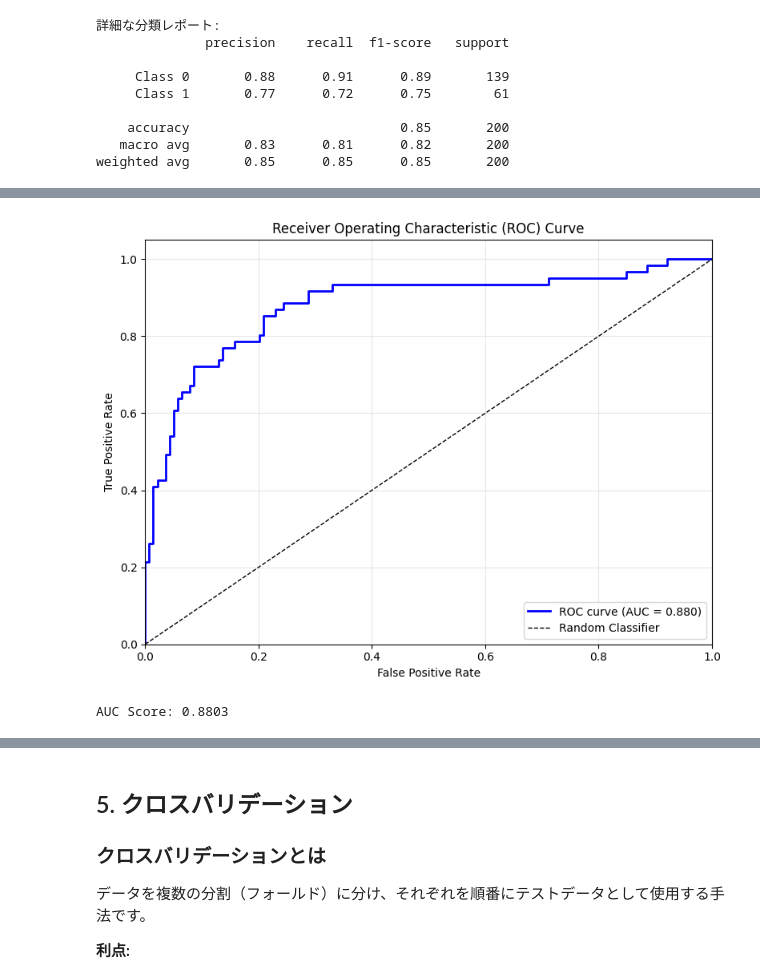
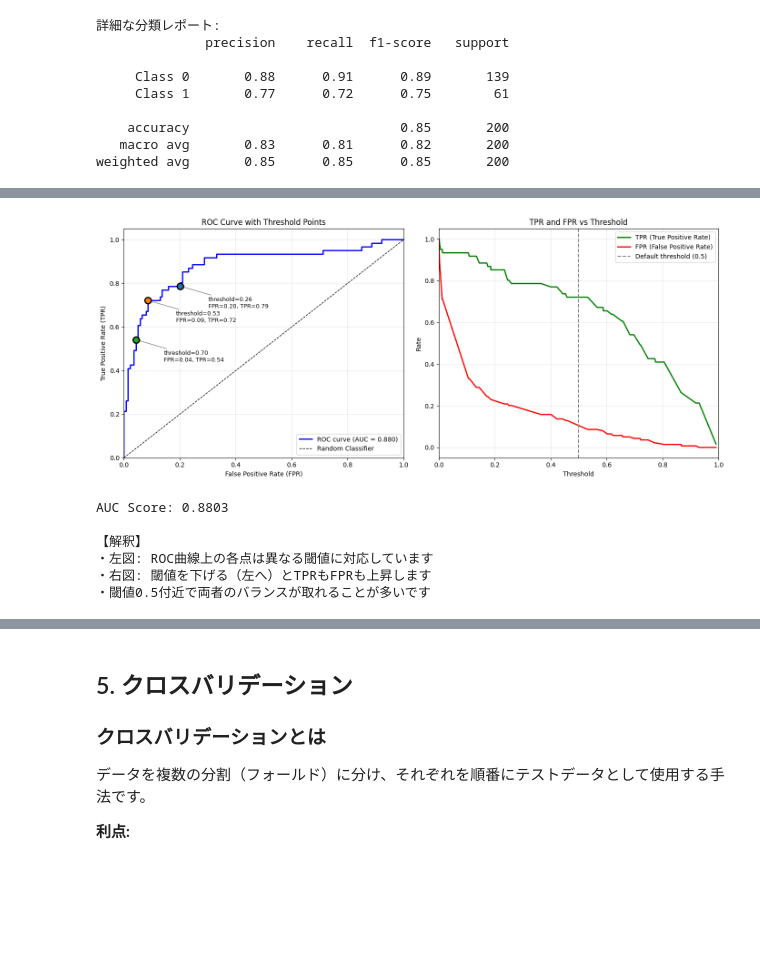
Before and after one commit to yuzuponikemi/machine-learning-playground, a Jupyter notebook: notebooks/03_model_evaluation_metrics_improved_v2.ipynb, the cells around one changed output, grey strips where cells are left out. Cells and saved outputs as stored; diff of their text form; code cells hidden in the pictures; blank space fills up the shorter version.

```diff
--- a/notebooks/03_model_evaluation_metrics_improved_v2.ipynb
+++ b/notebooks/03_model_evaluation_metrics_improved_v2.ipynb
@@ -186,24 +247,59 @@ ROC曲線の下の面積です。
 # %%
 # ROC曲線の計算
 y_prob = model.predict_proba(X_test)[:, 1]
 fpr, tpr, thresholds = roc_curve(y_test, y_prob)
 roc_auc = roc_auc_score(y_test, y_prob)
 
-# 可視化
-plt.figure(figsize=(8, 6))
-plt.plot(fpr, tpr, 'b-', linewidth=2, label=f'ROC curve (AUC = {roc_auc:.3f})')
-plt.plot([0, 1], [0, 1], 'k--', linewidth=1, label='Random Classifier')
-plt.xlim([0.0, 1.0])
-plt.ylim([0.0, 1.05])
-plt.xlabel('False Positive Rate')
-plt.ylabel('True Positive Rate')
-plt.title('Receiver Operating Characteristic (ROC) Curve')
-plt.legend(loc='lower right')
-plt.grid(True, alpha=0.3)
+# 可視化（閾値のポイントも表示）
+fig, axes = plt.subplots(1, 2, figsize=(14, 6))
+
+# 左: ROC曲線（閾値のポイント付き）
+ax1 = axes[0]
+ax1.plot(fpr, tpr, 'b-', linewidth=2, label=f'ROC curve (AUC = {roc_auc:.3f})')
+ax1.plot([0, 1], [0, 1], 'k--', linewidth=1, label='Random Classifier')
+
+# 代表的な閾値のポイントをマーク
+threshold_points = [0.3, 0.5, 0.7]
+for thresh in threshold_points:
+    idx = np.argmin(np.abs(thresholds - thresh))
+    ax1.scatter(fpr[idx], tpr[idx], s=100, zorder=5, edgecolors='black', linewidth=2)
+    ax1.annotate(f'threshold={thresholds[idx]:.2f}\nFPR={fpr[idx]:.2f}, TPR={tpr[idx]:.2f}',
+                 xy=(fpr[idx], tpr[idx]), xytext=(fpr[idx]+0.1, tpr[idx]-0.1),
+                 fontsize=9, arrowprops=dict(arrowstyle='->', color='gray'))
+
+ax1.set_xlim([0.0, 1.0])
+ax1.set_ylim([0.0, 1.05])
+ax1.set_xlabel('False Positive Rate (FPR)')
+ax1.set_ylabel('True Positive Rate (TPR)')
+ax1.set_title('ROC Curve with Threshold Points')
+ax1.legend(loc='lower right')
+ax1.grid(True, alpha=0.3)
+
+# 右: 閾値とTPR/FPRの関係
+ax2 = axes[1]
+ax2.plot(thresholds, tpr, 'g-', linewidth=2, label='TPR (True Positive Rate)')
+ax2.plot(thresholds, fpr, 'r-', linewidth=2, label='FPR (False Positive Rate)')
+ax2.axvline(x=0.5, color='gray', linestyle='--', label='Default threshold (0.5)')
+ax2.set_xlabel('Threshold')
+ax2.set_ylabel('Rate')
+ax2.set_title('TPR and FPR vs Threshold')
+ax2.legend()
+ax2.grid(True, alpha=0.3)
+ax2.set_xlim([0, 1])  # 閾値の範囲を0-1に制限
+
 plt.tight_layout()
 plt.show()
 
 print(f"AUC Score: {roc_auc:.4f}")
+print("\n【解釈】")
+print("・左図: ROC曲線上の各点は異なる閾値に対応しています")
+print("・右図: 閾値を下げる（左へ）とTPRもFPRも上昇します")
+print("・閾値0.5付近で両者のバランスが取れることが多いです")
 # %% [output]
-[figure, old version]
+[figure, new version]
 AUC Score: 0.8803
+
+【解釈】
+・左図: ROC曲線上の各点は異なる閾値に対応しています
+・右図: 閾値を下げる（左へ）とTPRもFPRも上昇します
+・閾値0.5付近で両者のバランスが取れることが多いです
```
Also changed, not shown: parts of 13 cells of this notebook, 2 other files.
